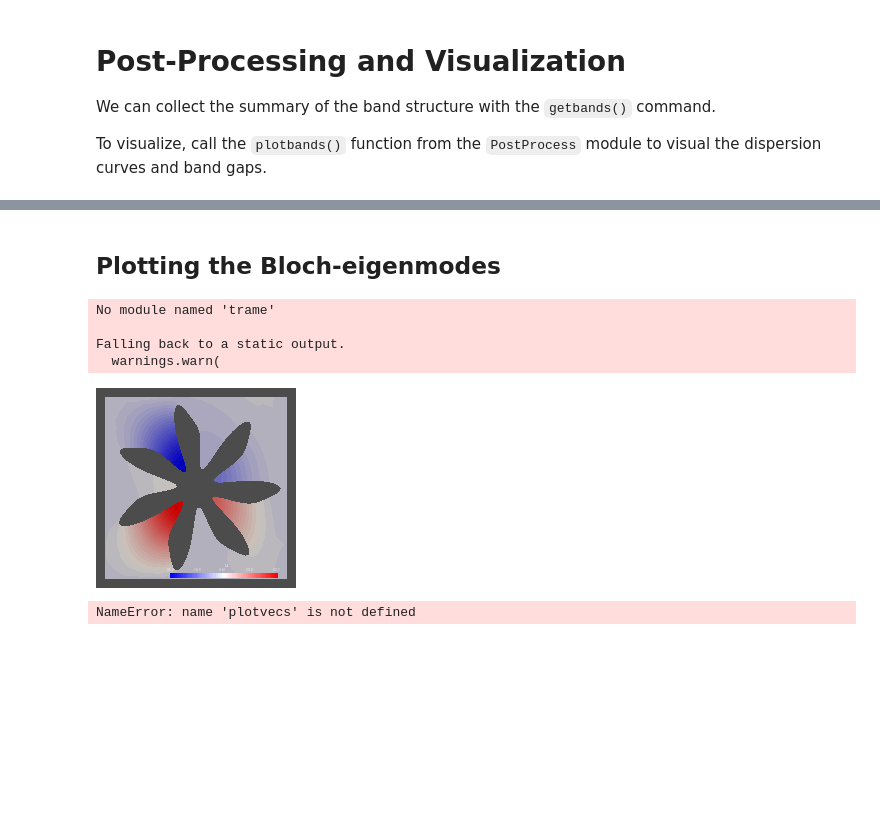
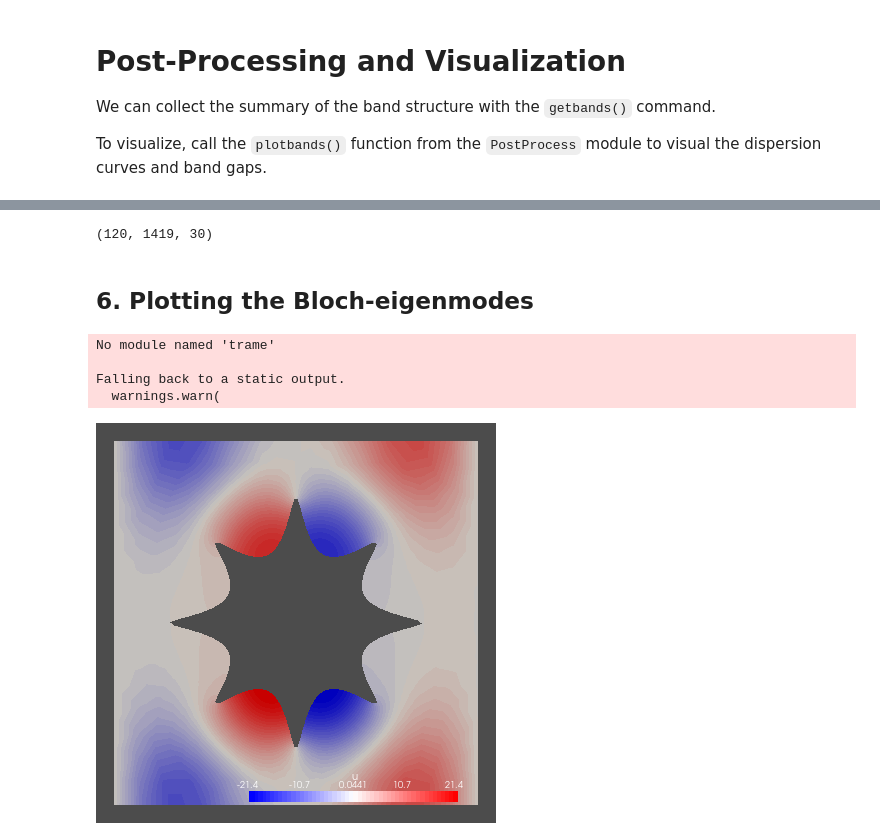
Before and after one commit to jtempelman95/fenonics, a Jupyter notebook: RepoCodes/real_build/TutorialNotebook.ipynb, the cells around one changed output, grey strips where cells are left out. Drawn from its saved outputs; the diff is of its cells as text; code cells hidden in the pictures; blank space fills up the shorter version.

```diff
--- a/RepoCodes/real_build/TutorialNotebook.ipynb
+++ b/RepoCodes/real_build/TutorialNotebook.ipynb
@@ -159,7 +95,31 @@ If the inclusion gemoetry is not a cut out, then ehere are two domains in the un
 # %%
+# Inputs to meshing program
+cut         = True
+a_len       =   .1
+offset      =   0*np.pi
+Nquads      =   4
+da                  =   a_len/12
+meshalg             =   6
+refinement_level    =   6
+refinement_dist     =   a_len/5
+meshalg                 = 6
+r  =   np.array([1,.2,.9,.2])*a_len*.95
+gmsh.model, xpt, ypt = fenonics.get_mesh_SquareSpline(a = a_len,
+                                                r = r,  Nquads = Nquads,
+                                                refinement_level= refinement_level,
+                                                da = da,
+                                                refinement_dist = refinement_dist,
+                                                symmetry= 'rotated')
+
+# Define material properties on the mesh
 if not cut:
     c           = [1500,5100]   # if solid inclusion (mutlple materail model)
     rho         = [1e3,7e3]     # if solid inclusion (mutlple materail model)
 else:
     c           = [30]          # if void inclusion  (if iscut)
     rho         = [1.2]         # if void inclusion  (if iscut)
+
+# Import to dolfinx
+mesh_comm = MPI.COMM_WORLD
+model_rank = 0
+mesh, ct, _ = model_to_mesh(gmsh.model, mesh_comm, model_rank, gdim=2)
@@ -270,28 +271,25 @@ plt.show()
+# %%
+np.array(evec_all).shape
+# %% [output]
+(120, 1419, 30)
 # %% [markdown]
-## Plotting the Bloch-eigenmodes
+## 6. Plotting the Bloch-eigenmodes
 # %%
-plotter = pyvista.Plotter(shape=(1,1) , window_size=(200,200))
-eval_number = 4
-evec_number = 10
+# Initialize the pyvista plotter
+plotter = pyvista.Plotter(shape=(1,1) , window_size=(400,400))
+
+# Set the eigenvalue and  wavenumber to plot over
+eval_number = 10
+wavevec_number = 30
+fspace = 'CG'
 V = dolfinx.fem.FunctionSpace(mesh,(fspace,1))
-plotter = fenonics.plotvecs(plotter,V,mpc,evec_all,eval_number, evec_number)
+plotter = fenonics.plotvecs(plotter = plotter , V = V, mpc = mpc,
+                            evecs = evec_all, eval_number = eval_number,
+                            wavevec_number = wavevec_number,cmap = 'siesmic')
 plotter.show()
 # %% [output]
 No module named 'trame'
 
 Falling back to a static output.
   warnings.warn(
-[figure, old version]
+[figure, new version]
-# %%
-evec_number = 2
-eval_number = 10
-
-plotter = pyvista.Plotter(shape=(5,4) , window_size=(700,700))
-for i in range(5):
-    for j in range(4):
-        plotter.subplot(i,j)
-        plotter = fenonics.plotvecs(plotter,V,mpc,evec_all, eval_number, evec_number)
-        evec_number += 1
-plotter.show()
-# %% [output]
-NameError: name 'plotvecs' is not defined
```
Also changed, not shown: parts of 17 cells of this notebook, 6 other files.
